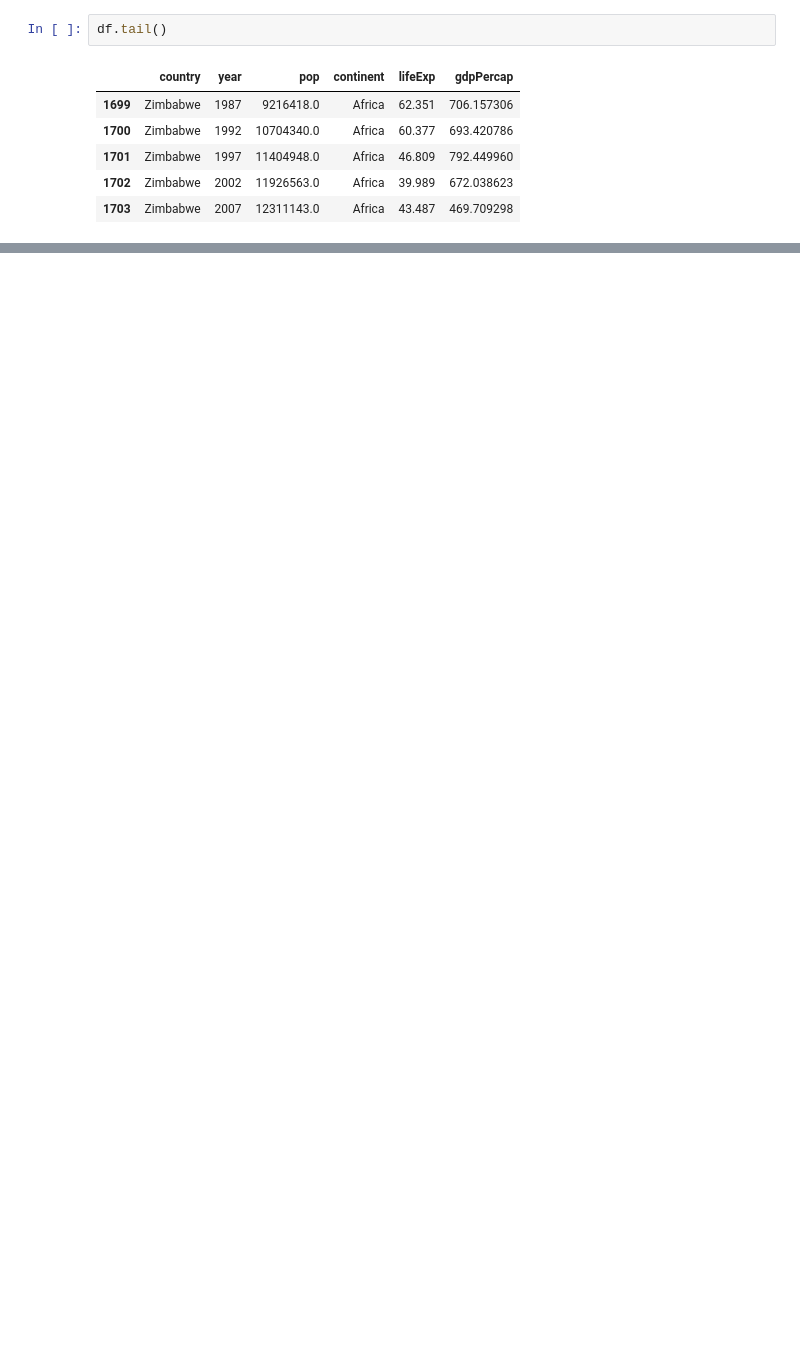
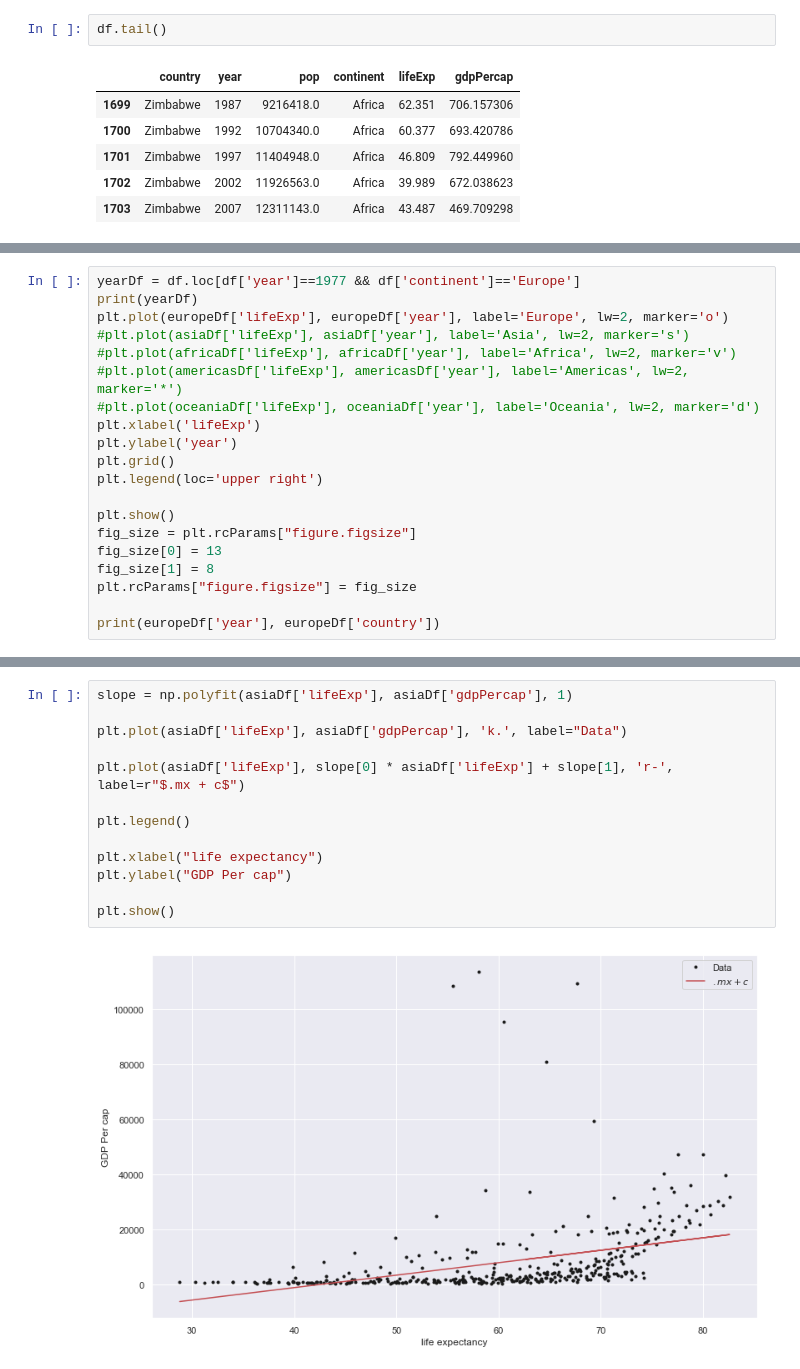
Before and after one commit to joanh3aly/GMIT-2-programming-project, a Jupyter notebook: programming-project.ipynb, the cells around one changed output, grey strips where cells are left out. Saved outputs shown, nothing was run; the diff lists cells and outputs as text; blank space fills up the shorter version.

```diff
--- a/programming-project.ipynb
+++ b/programming-project.ipynb
@@ -121,0 +114,20 @@ sns.pairplot(df, hue="continent")
+# %%
+yearDf = df.loc[df['year']==1977 && df['continent']=='Europe']
+print(yearDf)
+plt.plot(europeDf['lifeExp'], europeDf['year'], label='Europe', lw=2, marker='o')
+#plt.plot(asiaDf['lifeExp'], asiaDf['year'], label='Asia', lw=2, marker='s')
+#plt.plot(africaDf['lifeExp'], africaDf['year'], label='Africa', lw=2, marker='v')
+#plt.plot(americasDf['lifeExp'], americasDf['year'], label='Americas', lw=2, marker='*')
+#plt.plot(oceaniaDf['lifeExp'], oceaniaDf['year'], label='Oceania', lw=2, marker='d')
+plt.xlabel('lifeExp')
+plt.ylabel('year')
+plt.grid()
+plt.legend(loc='upper right')
+
+plt.show()
+fig_size = plt.rcParams["figure.figsize"]
+fig_size[0] = 13
+fig_size[1] = 8
+plt.rcParams["figure.figsize"] = fig_size
+
+print(europeDf['year'], europeDf['country'])
@@ -121,0 +139,15 @@ sns.pairplot(df, hue="continent")
+# %%
+slope = np.polyfit(asiaDf['lifeExp'], asiaDf['gdpPercap'], 1)
+
+plt.plot(asiaDf['lifeExp'], asiaDf['gdpPercap'], 'k.', label="Data")
+
+plt.plot(asiaDf['lifeExp'], slope[0] * asiaDf['lifeExp'] + slope[1], 'r-', label=r"$.mx + c$")
+
+plt.legend()
+
+plt.xlabel("life expectancy")
+plt.ylabel("GDP Per cap")
+
+plt.show()
+# %% [output]
+[figure, added]
```
Also changed, not shown: parts of 78 cells of this notebook, 1 other file.
